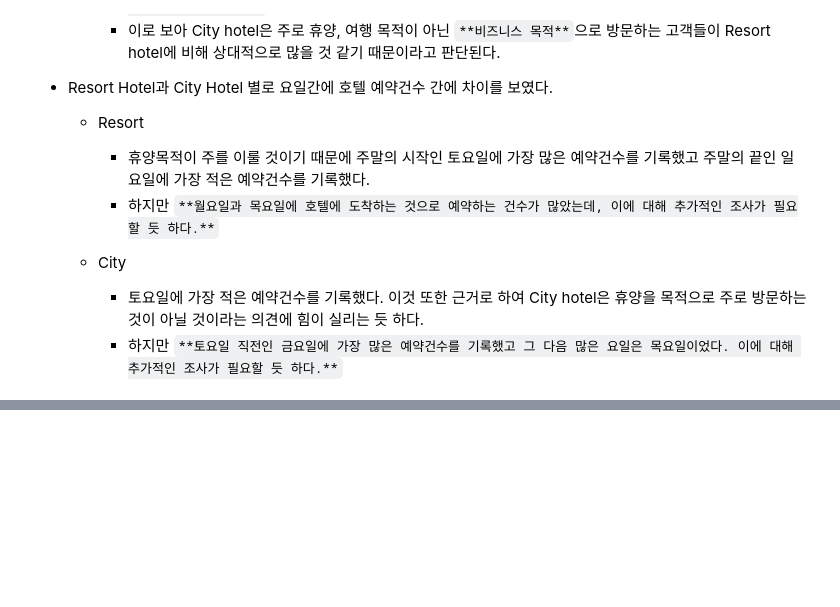
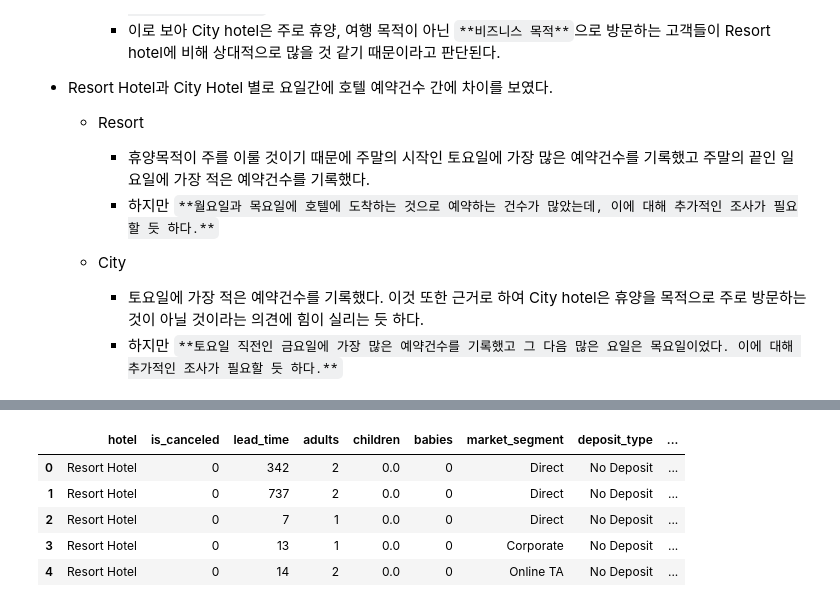
Before and after one commit to young-hun-jo/DataAnalysis, a Jupyter notebook: hotel_booking/analysis_myself.ipynb, the cells around one changed output, grey strips where cells are left out. Saved outputs shown, nothing was run; the diff lists cells and outputs as text; code cells hidden in the pictures; blank space fills up the shorter version.

```diff
--- a/hotel_booking/analysis_myself.ipynb
+++ b/hotel_booking/analysis_myself.ipynb
@@ -423,6 +423,8 @@ Timestamp('2015-07-01 00:00:00')
     * 따라서 연도별 데이터에서는 큰 인사이트를 도출하기는 힘들 것으로 판단된다.
 # %% [markdown]
 ### City hotel
+# %%
+no_cancel_city = city[city['is_canceled']==1]
 # %%
 no_cancel_city['month'] = no_cancel_city['datetime'].dt.month
 no_cancel_city['year'] = no_cancel_city['datetime'].dt.year
@@ -544,0 +553,6 @@ for hotel in hotels:
+# %%
+# 가설 검정에 필요한 변수의 데이터만 추출
+cols = ['hotel','is_canceled','lead_time','adults','children','babies','market_segment',
+       'deposit_type','days_in_waiting_list','reservation_status','reservation_status_date']
+data = hotel[cols]
+data.shape
@@ -544,0 +579,10 @@ for hotel in hotels:
+# %%
+# Non Refund를 하는 사람들의 특징은 무엇일까?
+data.head()
+# %% [output]
+|  | hotel | is_canceled | lead_time | adults | children | babies | market_segment | deposit_type | ... |
+| 0 | Resort Hotel | 0 | 342 | 2 | 0.0 | 0 | Direct | No Deposit | ... |
+| 1 | Resort Hotel | 0 | 737 | 2 | 0.0 | 0 | Direct | No Deposit | ... |
+| 2 | Resort Hotel | 0 | 7 | 1 | 0.0 | 0 | Direct | No Deposit | ... |
+| 3 | Resort Hotel | 0 | 13 | 1 | 0.0 | 0 | Corporate | No Deposit | ... |
+| 4 | Resort Hotel | 0 | 14 | 2 | 0.0 | 0 | Online TA | No Deposit | ... |
```
Also changed, not shown: parts of 5 cells of this notebook.
